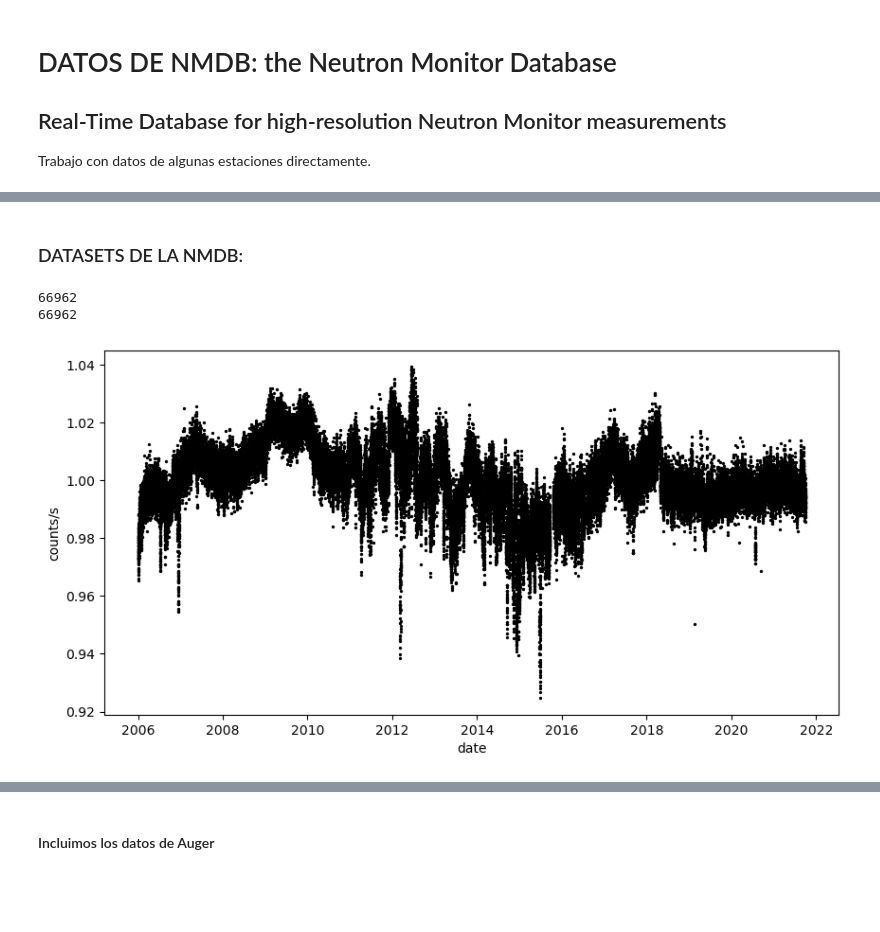
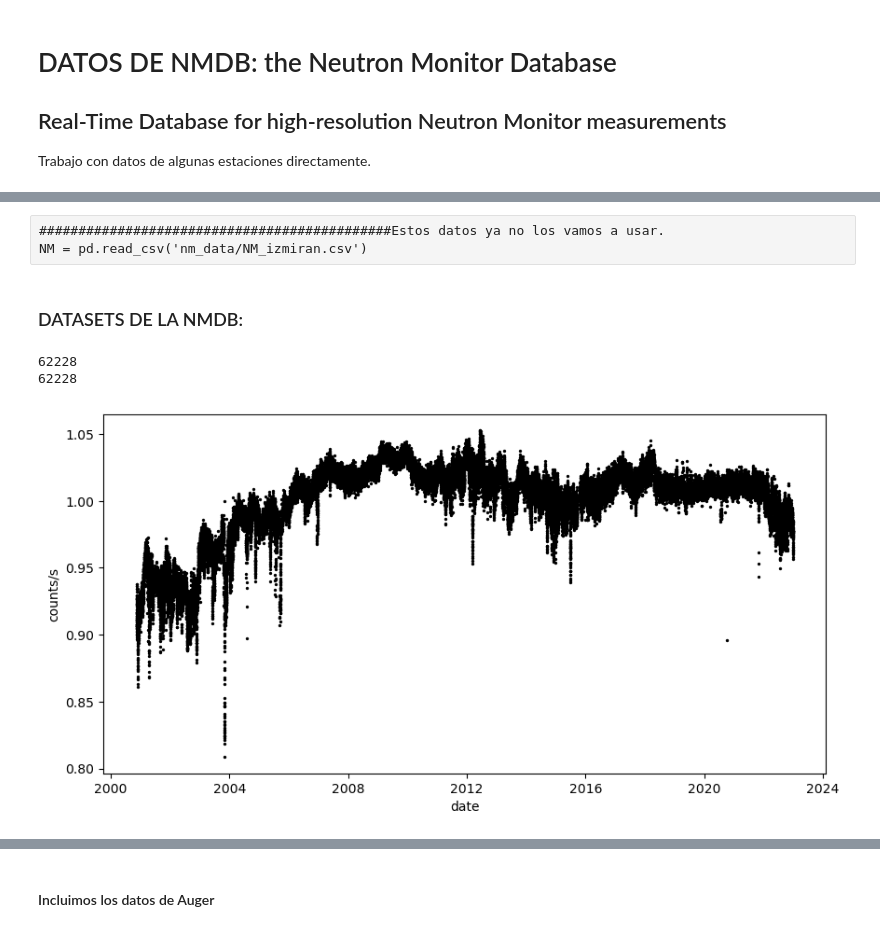
Before and after one commit to jennifergc/scaler_for_solar_analysis, a Jupyter notebook: 03_Neutron_Monitor_Comparison.ipynb, the cells around one changed output, grey strips where cells are left out. Saved outputs shown, nothing was run; the diff lists cells and outputs as text; code cells hidden in the pictures; blank space fills up the shorter version.

```diff
--- a/03_Neutron_Monitor_Comparison.ipynb
+++ b/03_Neutron_Monitor_Comparison.ipynb
@@ -236,36 +24,0 @@ plt.show()
-# %%
-NM = pd.read_csv('NM.csv')
-NM
-
-#### ES UN DATO POR DÍA
-
-cutNM = NM[NM['DATE'] >= "2006-01-01"]
-cutfNM = cutNM[cutNM['DATE'] <= "2021-12-30" ]
-cutfNM.plot(kind='scatter', s= 2, x='DATE',y='OULU', figsize=(10, 5),color='black')
-plt.show()
-cutfNM.replace('   null', np.nan, inplace=True)
-
-newrg = pd.to_datetime(cutfNM['DATE'])
-cutfNM["DATE"] = newrg.values
-cutfNM
-
-cutfNM["TSMB"] = cutfNM["TSMB"].astype(float)
-cutfNM["ATHN"] = cutfNM["ATHN"].astype(float)
-cutfNM["MXCO"] = cutfNM["MXCO"].astype(float)
-cutfNM["ROME"] = cutfNM["ROME"].astype(float)
-cutfNM["OULU"] = cutfNM["OULU"].astype(float)
-
-# Calcular el promedio de cada columna numérica excepto 'DATE'
-columnas_numericas = cutfNM.columns[cutfNM.dtypes == 'float64']
-promedios = cutfNM[columnas_numericas].mean()
-
-# Normalizar cada columna dividiendo por su promedio
-cutfNM[columnas_numericas] = cutfNM[columnas_numericas] / promedios
-cutfNM
-
-## La mayoría de estaciones son una porquería... esa e sla razón por la que todo el mundo usa Oulu
-cutfNM.plot(x='DATE',y='TSMB',color='indigo',rot=30,linewidth =2, label ="Tsumeb")
-cutfNM.plot(x='DATE',y='ATHN',color='olive',rot=30,linewidth =2, label ="Athenas")
-cutfNM.plot(x='DATE',y='MXCO',color='teal',rot=30,linewidth =2, label ="México")
-cutfNM.plot(x='DATE',y='ROME',color='purple',rot=30,linewidth =2, label ="Roma")
-cutfNM.plot(x='DATE',y='OULU',color='steelblue',rot=30,linewidth =2, label ="Oulu")
@@ -302,3 +30,6 @@ NM
+# %% [raw]
+#############################################Estos datos ya no los vamos a usar.
+NM = pd.read_csv('nm_data/NM_izmiran.csv')
 # %% [markdown]
 ### DATASETS DE LA NMDB:
 # %%
@@ -327,7 +58,7 @@ def nmdb_clean(filename):
     mean = df[column_name].mean()
 
     # Define un factor para determinar los valores que considerarás excesos
-    threshold = 0.1  # 20% por fuera de la media
+    threshold = 0.2  # 20% por fuera de la media
 
     # Reemplaza los valores que están por fuera del umbral por el valor medio
     df[column_name] = np.where(abs(df[column_name] - mean) > threshold * mean, mean, df[column_name])
@@ -338,9 +69,9 @@ def nmdb_clean(filename):
 
     return df
 # %%
-athenas = nmdb_clean('nm_data/athenas_NMDB.txt')
+athenas = nmdb_clean('nm_data/long_files/athenas_NMDB.txt')
 # %% [output]
-66962
-66962
+62228
+62228
-[figure, old version]
+[figure, new version]
 # %%
```
Also changed, not shown: parts of 39 cells of this notebook, 6 other files.
